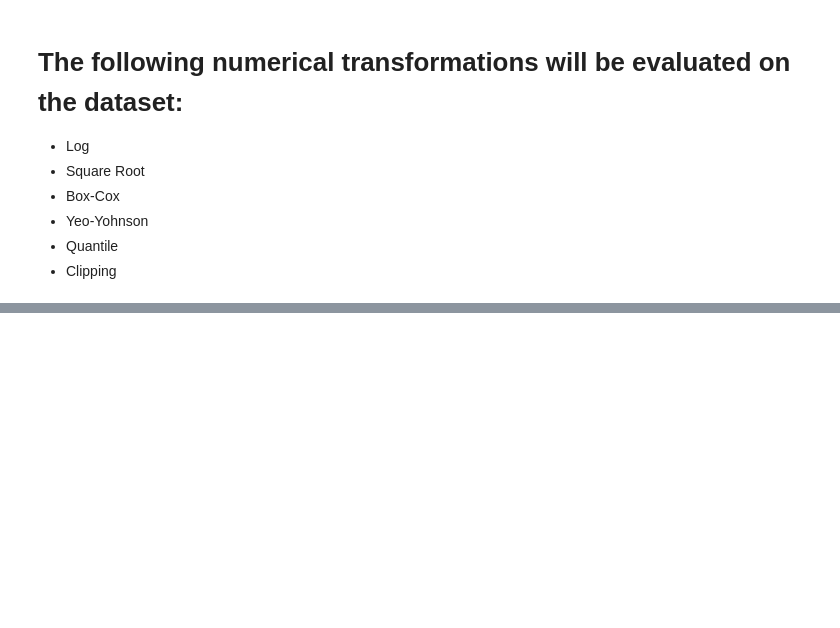
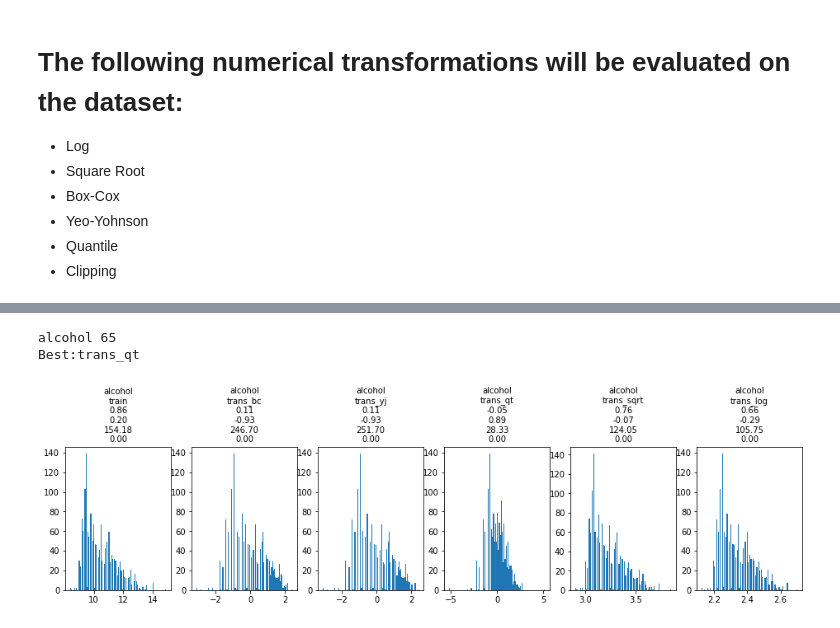
Before and after one commit to patrick-hanley/thought_experiments, a Jupyter notebook: _notebooks/2021_02_21_feature_engineering_numerical_transformation.ipynb, the cells around one changed output, grey strips where cells are left out. Saved outputs shown, nothing was run; the diff lists cells and outputs as text; code cells hidden in the pictures; blank space fills up the shorter version.

```diff
--- a/_notebooks/2021_02_21_feature_engineering_numerical_transformation.ipynb
+++ b/_notebooks/2021_02_21_feature_engineering_numerical_transformation.ipynb
@@ -64,0 +317,7 @@ df=pd.read_csv(csv_path)
+# %%
+#hide
+trans_alcohol_df = plot_transforms(df, df.columns.get_loc('alcohol'), log=False)
+# %% [output]
+alcohol 65
+Best:trans_qt
+[figure, added]
```
Also changed, not shown: parts of 6 cells of this notebook.
